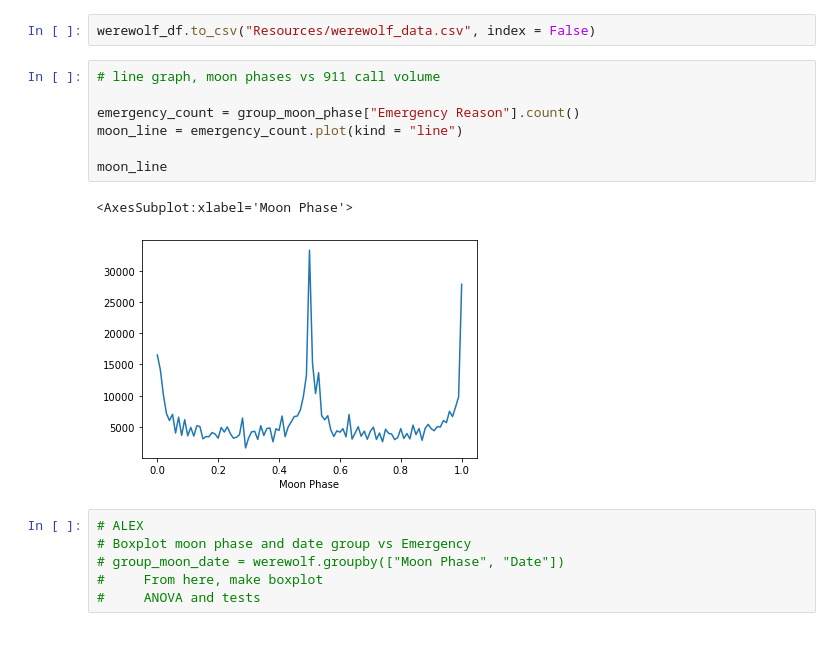
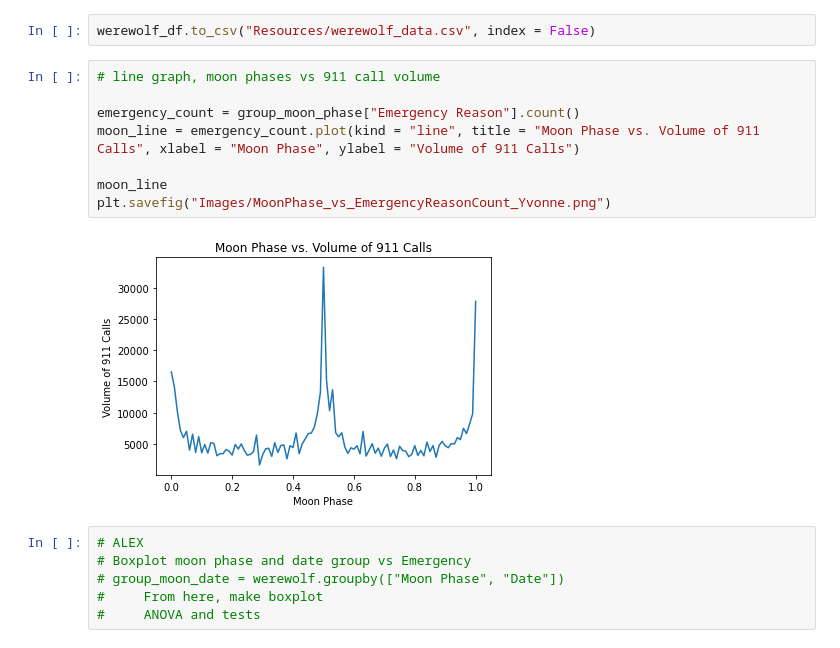
Before and after one commit to ytran010/The_Werewolves, a Jupyter notebook: Main.ipynb, the cells around one changed output. Drawn from its saved outputs; the diff is of its cells as text.

Commit message:
Added png to Images

```diff
--- a/Main.ipynb
+++ b/Main.ipynb
@@ -97,13 +98,13 @@ werewolf_df.to_csv("Resources/werewolf_data.csv", index = False)
 # %%
 # line graph, moon phases vs 911 call volume
 
 emergency_count = group_moon_phase["Emergency Reason"].count()
-moon_line = emergency_count.plot(kind = "line")
+moon_line = emergency_count.plot(kind = "line", title = "Moon Phase vs. Volume of 911 Calls", xlabel = "Moon Phase", ylabel = "Volume of 911 Calls")
 
 moon_line
+plt.savefig("Images/MoonPhase_vs_EmergencyReasonCount_Yvonne.png")
 # %% [output]
-<AxesSubplot:xlabel='Moon Phase'>
-[figure, old version]
+[figure, new version]
 # %%
 # ALEX
 # Boxplot moon phase and date group vs Emergency
```
Also changed, not shown: parts of 1 cell of this notebook, 1 other file.
